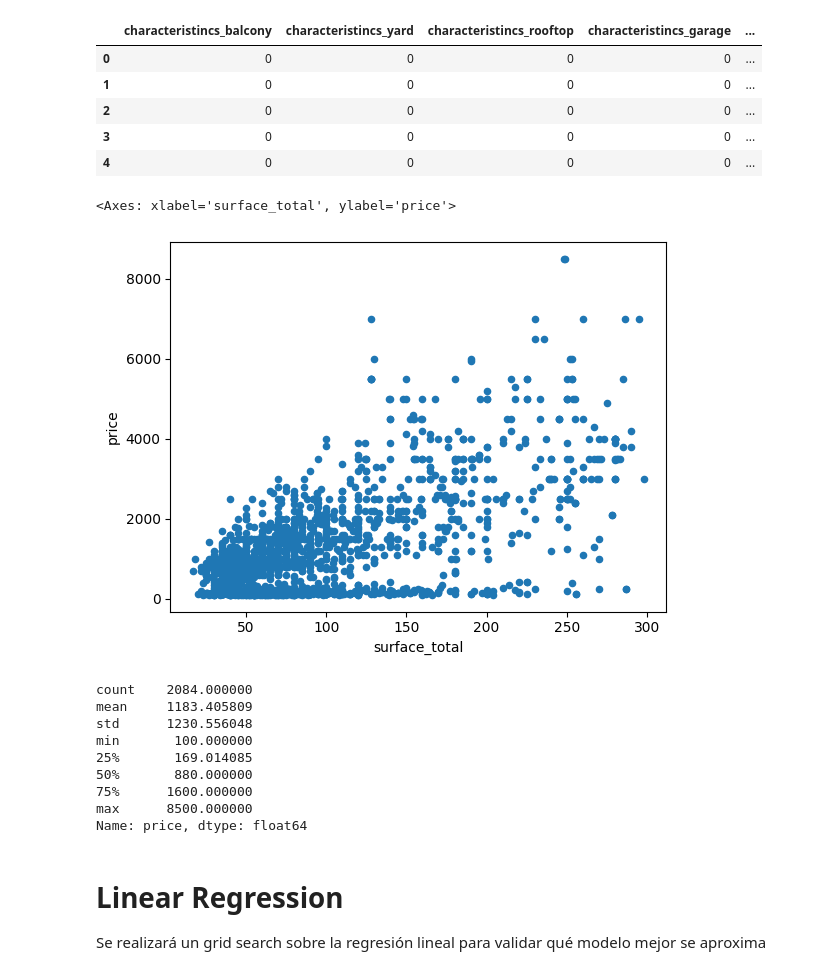
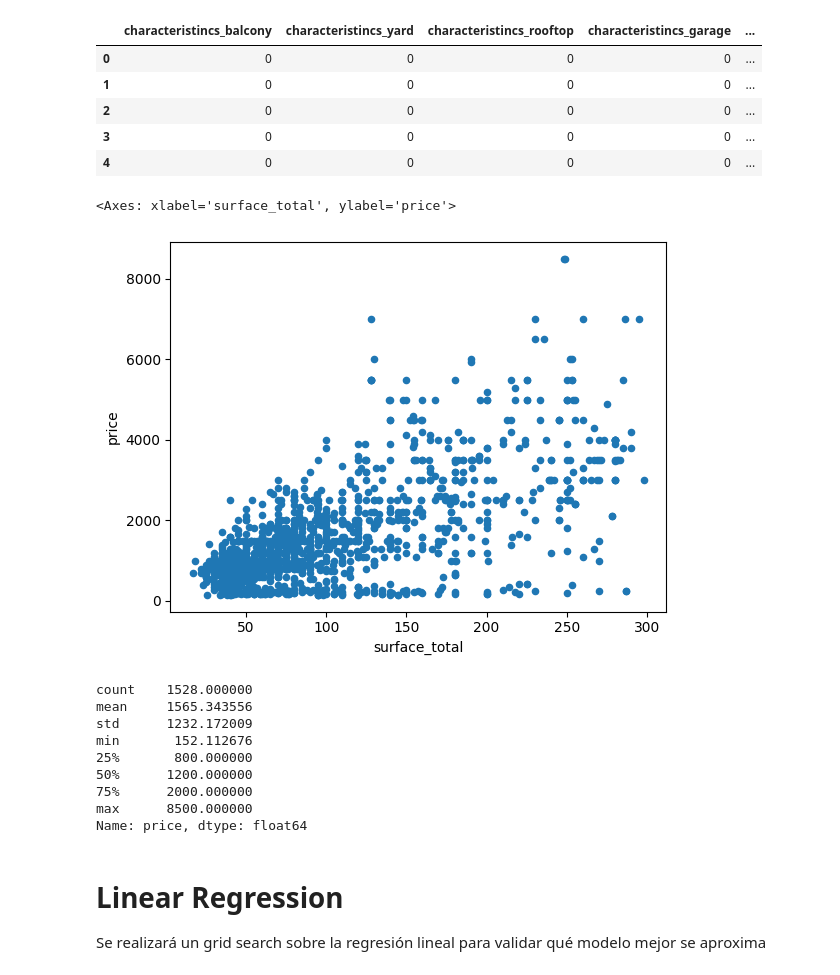
Before and after one commit to Handerllon/pfi_anderson_pardo, a Jupyter notebook: Price/machine_learning.ipynb, the cells around one changed output. Drawn from its saved outputs; the diff is of its cells as text; code cells hidden in the pictures.

```diff
--- a/Price/machine_learning.ipynb
+++ b/Price/machine_learning.ipynb
@@ -15,26 +15,26 @@ df.head()
 # %%
 # Tenemos varios outliers en relación a superficie de los departamentos
 
-#df = df.loc[df.price > 100]
-#df = df.loc[df.surface_total < 300]
+df = df.loc[df.price > 150]
+df = df.loc[df.surface_total < 300]
 
 # Precio por superficie
 var = 'surface_total'
 data = pd.concat([df['price'], df[var]], axis=1)
 data.plot.scatter(x=var, y='price')
 # %% [output]
 <Axes: xlabel='surface_total', ylabel='price'>
-[figure, old version]
+[figure, new version]
 # %%
 df.price.describe()
 # %% [output]
-count    2084.000000
-mean     1183.405809
-std      1230.556048
-min       100.000000
-25%       169.014085
-50%       880.000000
-75%      1600.000000
+count    1528.000000
+mean     1565.343556
+std      1232.172009
+min       152.112676
+25%       800.000000
+50%      1200.000000
+75%      2000.000000
 max      8500.000000
 Name: price, dtype: float64
 # %%
```
Also changed, not shown: parts of 21 cells of this notebook, 3 other files.
